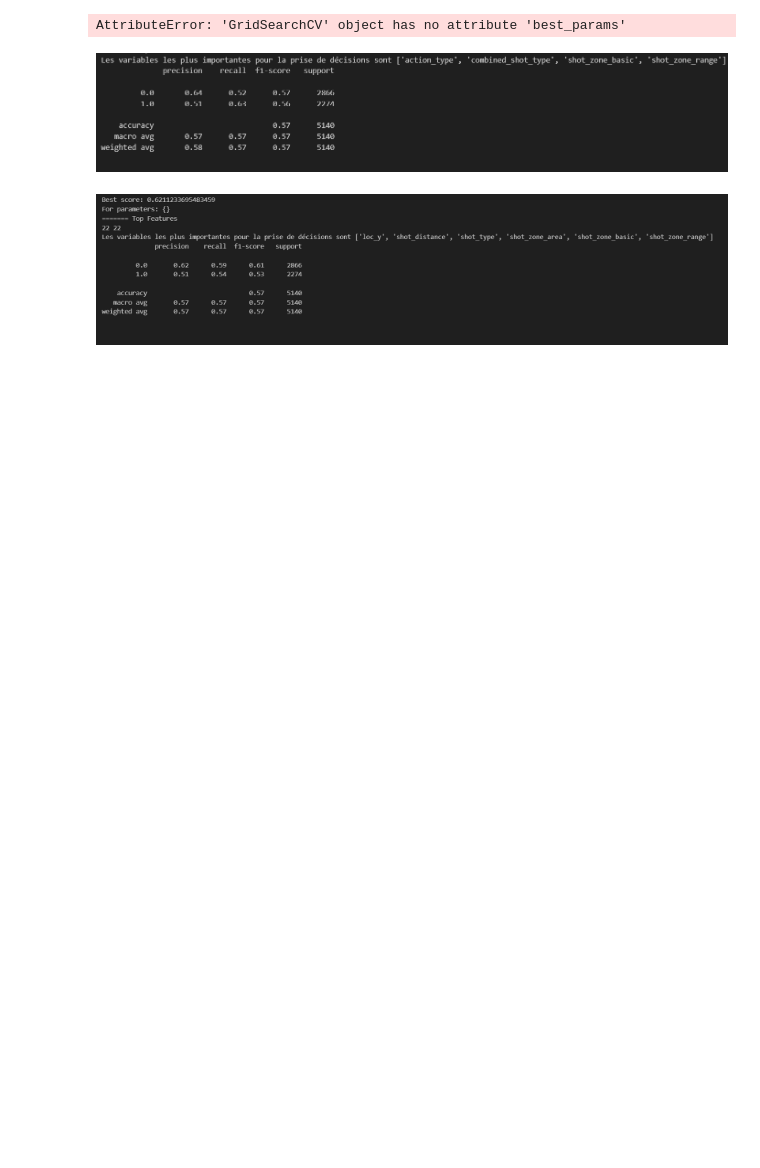
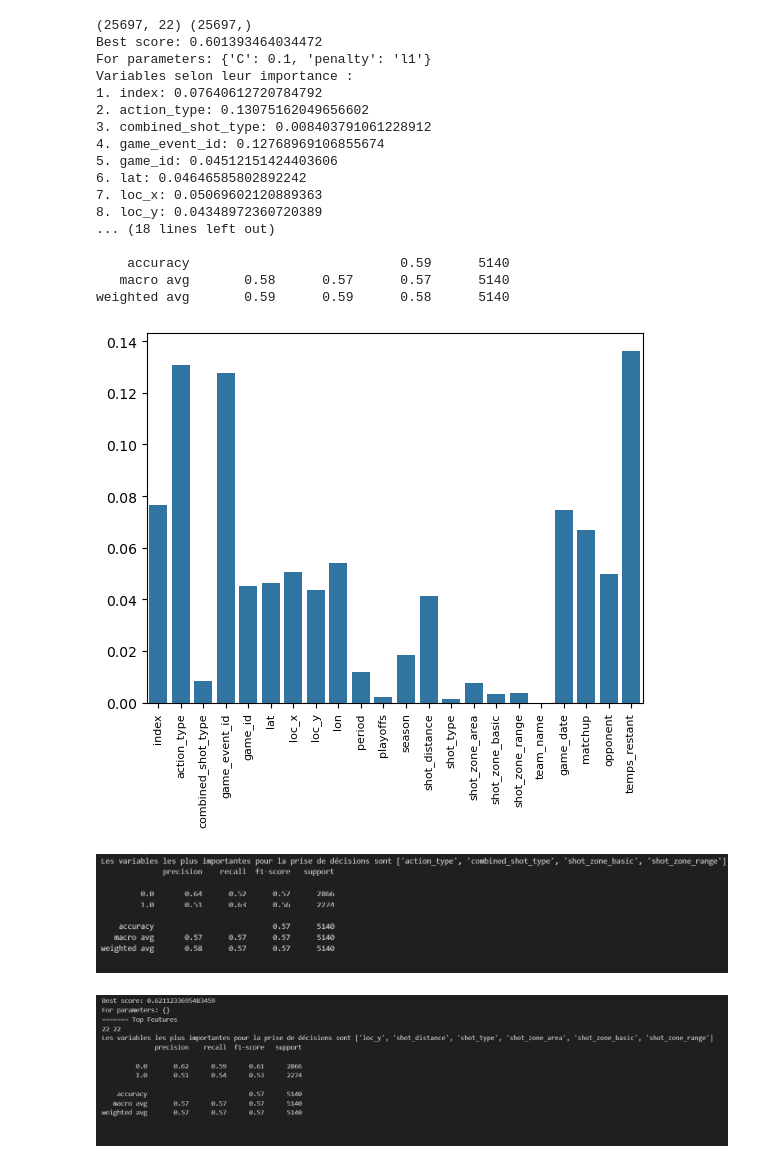
Before and after one commit to guilhem-s/machine_learning_miashs, a Jupyter notebook: Projet/dossier_fini.ipynb, the cells around one changed output. Saved outputs shown, nothing was run; the diff lists cells and outputs as text; code cells hidden in the pictures; blank space fills up the shorter version.

```diff
--- a/Projet/dossier_fini.ipynb
+++ b/Projet/dossier_fini.ipynb
@@ -55,0 +52,16 @@ for feature in qualitative_vars:
+# %%
+def process_label(X):
+    # Séparation des colonnes en variables quantitatives et catégorielles
+    numerical_cols = X.select_dtypes(include=['float64', 'int64']).columns
+    categorical_cols = X.select_dtypes(include=['object']).columns
+
+    # Standardisation des variables quantitatives
+    scaler = StandardScaler()
+    X[numerical_cols] = scaler.fit_transform(X[numerical_cols])
+
+    # Label Encoder pour les variables catégorielles
+    for col in categorical_cols:
+        label_encoder = LabelEncoder()
+        X[col] = label_encoder.fit_transform(X[col])
+
+    return X
@@ -56,5 +94,5 @@ for feature in qualitative_vars:
 # %%
-def apprentissage(nom_modele, X,y):
+def apprentissage(nom_modele, X, y, feature_names,seuil = 0.02):
 
     modele = {"knn": [KNeighborsClassifier, {'n_neighbors': range(1,101,10), 'weights': ['uniform', 'distance'], 'p': [1, 2]}],
               "logisticregression": [LogisticRegression, {'logisticregression__C': [0.001, 0.01, 0.1, 1, 10, 100], 'logisticregression__penalty': ['l1', 'l2']}],
@@ -82,23 +120,26 @@ def apprentissage(nom_modele, X,y):
     else:
         pipeline = make_pipeline(preprocessor, modele[nom_modele][0]())
 
+    grid_search_cv = GridSearchCV(estimator=pipeline, param_grid=modele[nom_modele][1], cv=5, n_jobs=-1)
+    print(X.shape, y.shape)
+    grid_search_cv.fit(X, y)
+    best_params = {k.split("__")[-1]: v for k, v in grid_search_cv.best_params_.items()}
+    print(f"Best score: {grid_search_cv.best_score_}")
+    print(f"For parameters: {best_params}")
+
+    importances = importance(X, y, feature_names)
+
+    mask = importances > seuil
+    sub_X = X.loc[:, mask]
     # Diviser les données en ensembles d'entraînement et de test
-    X_train, X_test, y_train, y_test = train_test_split(X, y,test_size=0.2, random_state=0)
+    X_train, X_test, y_train, y_test = train_test_split(sub_X, y,test_size=0.2, random_state=0)
 
-    grid_search_cv = GridSearchCV(estimator=pipeline, param_grid=modele[nom_modele][1], cv=5, n_jobs=-1)
-    grid_search_cv.fit(X, y)
-    best_params = {k.split("__")[-1]: v for k, v in grid_search_cv.best_params.items()}
-    print(f"Best score: {grid_search_cv.best_score_}")
-    print(f"For parameters: {grid_search_cv.best_params_}")
-
-
-    #result1 = string1.split("__")[-1]
-    # Fit and test tree using best params
     if nom_modele == 'logisticregression':
         model_optimized = make_pipeline(preprocessor, LogisticRegression(solver="liblinear", max_iter=5000, **best_params))
     else:
         model_optimized = modele[nom_modele][0](**best_params)
 
     model_optimized.fit(X_train, y_train)
-    importance(modele, nom_modele, model_optimized, best_params, X, y)
+    predictions= model_optimized.predict(X_test)
+    print(classification_report(y_test, predictions))
 # %%
@@ -210,9 +251,26 @@ def gaussian_importance(gaussian_nb, nom):
     else:
         return 0
 # %%
-apprentissage("logisticregression", X, y)
+apprentissage("logisticregression", X, y, feature_names, 0.02)
 # %% [output]
-AttributeError: 'GridSearchCV' object has no attribute 'best_params'
+(25697, 22) (25697,)
+Best score: 0.601393464034472
+For parameters: {'C': 0.1, 'penalty': 'l1'}
+Variables selon leur importance :
+1. index: 0.07640612720784792
+2. action_type: 0.13075162049656602
+3. combined_shot_type: 0.008403791061228912
+4. game_event_id: 0.12768969106855674
+5. game_id: 0.04512151424403606
+6. lat: 0.04646585802892242
+7. loc_x: 0.05069602120889363
+8. loc_y: 0.04348972360720389
+... (18 lines left out)
+
+    accuracy                           0.59      5140
+   macro avg       0.58      0.57      0.57      5140
+weighted avg       0.59      0.59      0.58      5140
+[figure, added]
 # %% [markdown]
 ![image.png](attachment:image.png)
 # %% [markdown]
```
Also changed, not shown: parts of 6 cells of this notebook, 2 other files.
